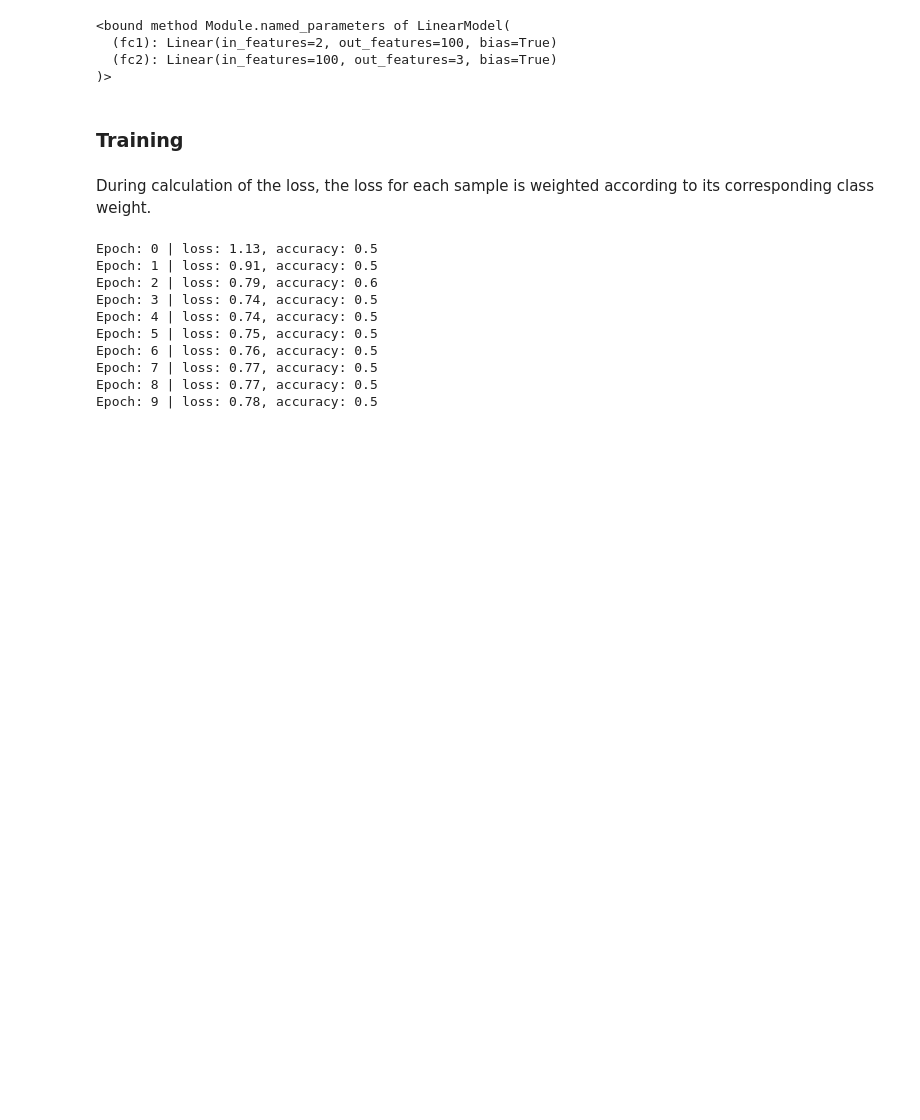
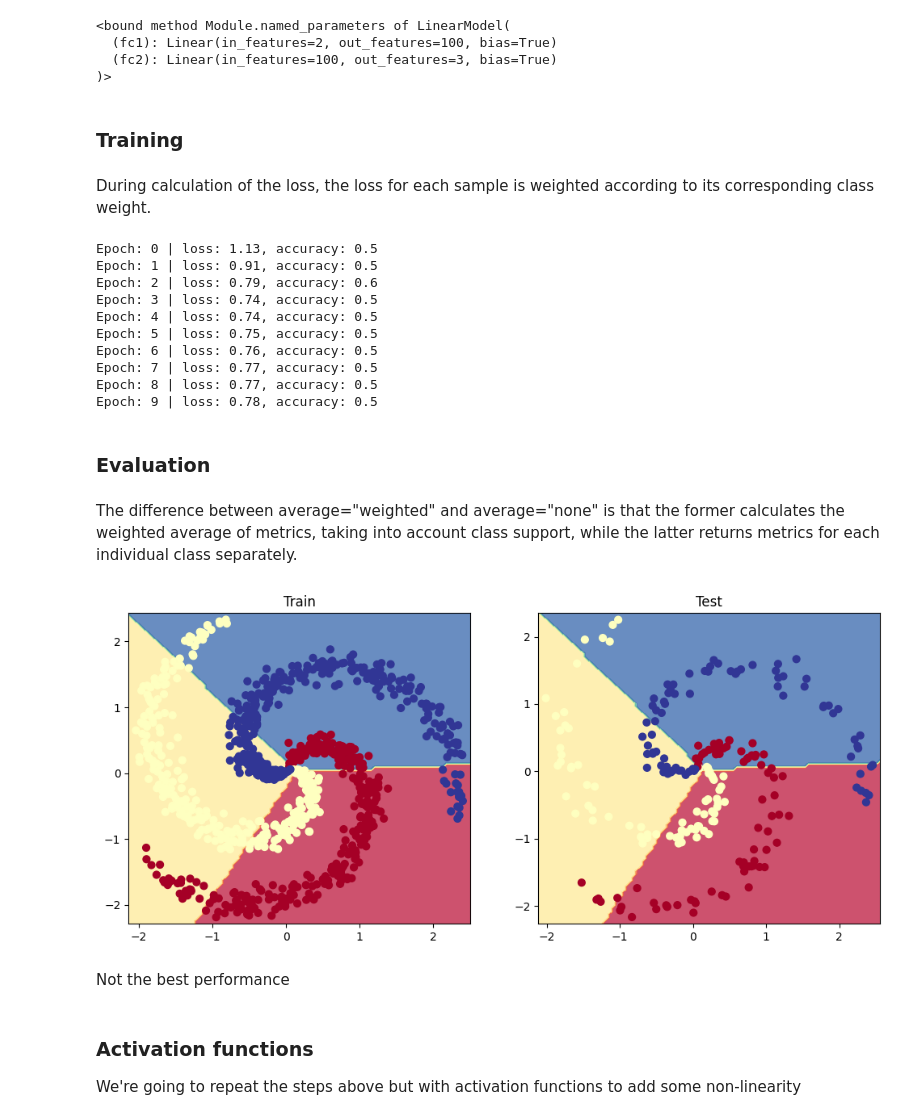
Before and after one commit to Ibraheem101/mlops, a Jupyter notebook: foundations/Neural_Networks.ipynb, the cells around one changed output. Saved outputs shown, nothing was run; the diff lists cells and outputs as text; code cells hidden in the pictures; blank space fills up the shorter version.

Commit message:
Test and evaluate model

```diff
--- a/foundations/Neural_Networks.ipynb
+++ b/foundations/Neural_Networks.ipynb
@@ -218,3 +218,5 @@ Epoch: 6 | loss: 0.76, accuracy: 0.5
 Epoch: 7 | loss: 0.77, accuracy: 0.5
 Epoch: 8 | loss: 0.77, accuracy: 0.5
 Epoch: 9 | loss: 0.78, accuracy: 0.5
+# %% [markdown]
+### Evaluation
@@ -220,0 +249,34 @@ Epoch: 9 | loss: 0.78, accuracy: 0.5
+# %% [markdown]
+The difference between average="weighted" and average="none" is that the former calculates the weighted average of metrics, taking into account class support, while the latter returns metrics for each individual class separately.
+# %%
+def plot_multiclass_decision_boundary(model, X, y):
+    x_min, x_max = X[:, 0].min() - 0.1, X[:, 0].max() + 0.1
+    y_min, y_max = X[:, 1].min() - 0.1, X[:, 1].max() + 0.1
+    xx, yy = np.meshgrid(np.linspace(x_min, x_max, 101), np.linspace(y_min, y_max, 101))
+    cmap = plt.cm.Spectral
+
+    X_test = torch.from_numpy(np.c_[xx.ravel(), yy.ravel()]).float()
+    y_pred = F.softmax(model(X_test), dim=1)
+    _, y_pred = y_pred.max(dim=1)
+    y_pred = y_pred.reshape(xx.shape)
+    plt.contourf(xx, yy, y_pred, cmap=plt.cm.Spectral, alpha=0.8)
+    plt.scatter(X[:, 0], X[:, 1], c=y, s=40, cmap=plt.cm.RdYlBu)
+    plt.xlim(xx.min(), xx.max())
+    plt.ylim(yy.min(), yy.max())
+# %%
+# Visualize the decision boundary
+plt.figure(figsize=(12,5))
+plt.subplot(1, 2, 1)
+plt.title("Train")
+plot_multiclass_decision_boundary(model=model, X=X_train_t, y=y_train_t)
+plt.subplot(1, 2, 2)
+plt.title("Test")
+plot_multiclass_decision_boundary(model=model, X=X_test_t, y=y_test_t)
+plt.show()
+# %% [output]
+[figure, added]
+# %% [markdown]
+Not the best performance
+# %% [markdown]
+### Activation functions
+We're going to repeat the steps above but with activation functions to add some non-linearity
```
Also changed, not shown: parts of 37 cells of this notebook.
